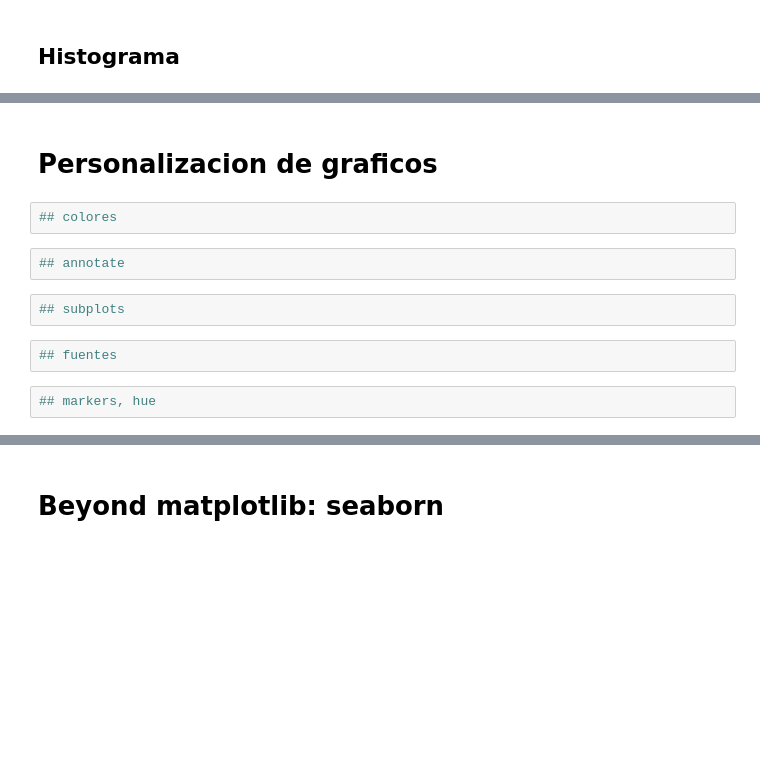
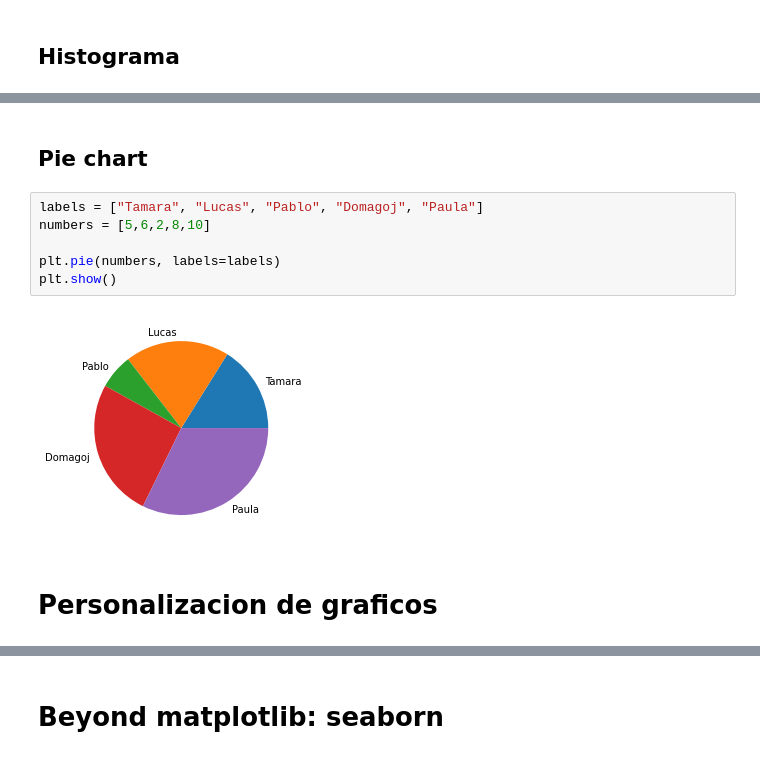
Before and after one commit to TamaraCucumides/TallerPythonMIA, a Jupyter notebook: Sesion 3 - Visualizaciones/Visualizaciones.ipynb, the cells around one changed output, grey strips where cells are left out. Saved outputs shown, nothing was run; the diff lists cells and outputs as text; blank space fills up the shorter version.

```diff
--- a/Sesion 3 - Visualizaciones/Visualizaciones.ipynb
+++ b/Sesion 3 - Visualizaciones/Visualizaciones.ipynb
@@ -85,12 +111,12 @@ plt.bar(x,y)
+# %% [markdown]
+## Pie chart
+# %%
+labels = ["Tamara", "Lucas", "Pablo", "Domagoj", "Paula"]
+numbers = [5,6,2,8,10]
+
+plt.pie(numbers, labels=labels)
+plt.show()
+# %% [output]
+[figure, added]
 # %% [markdown]
 # Personalizacion de graficos
-# %%
-## colores
-# %%
-## annotate
-# %%
-## subplots
-# %%
-## fuentes
-# %%
-## markers, hue
```
Also changed, not shown: parts of 36 cells of this notebook.
